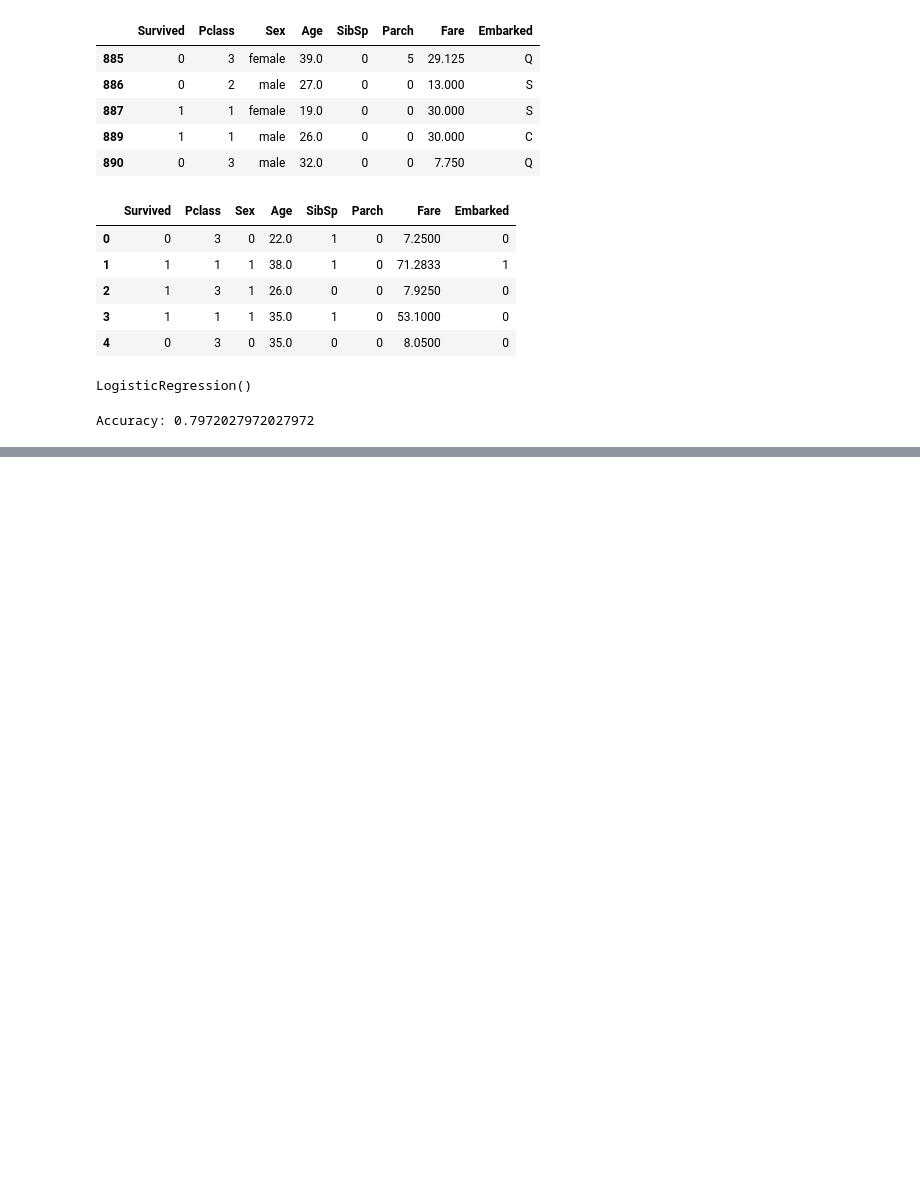
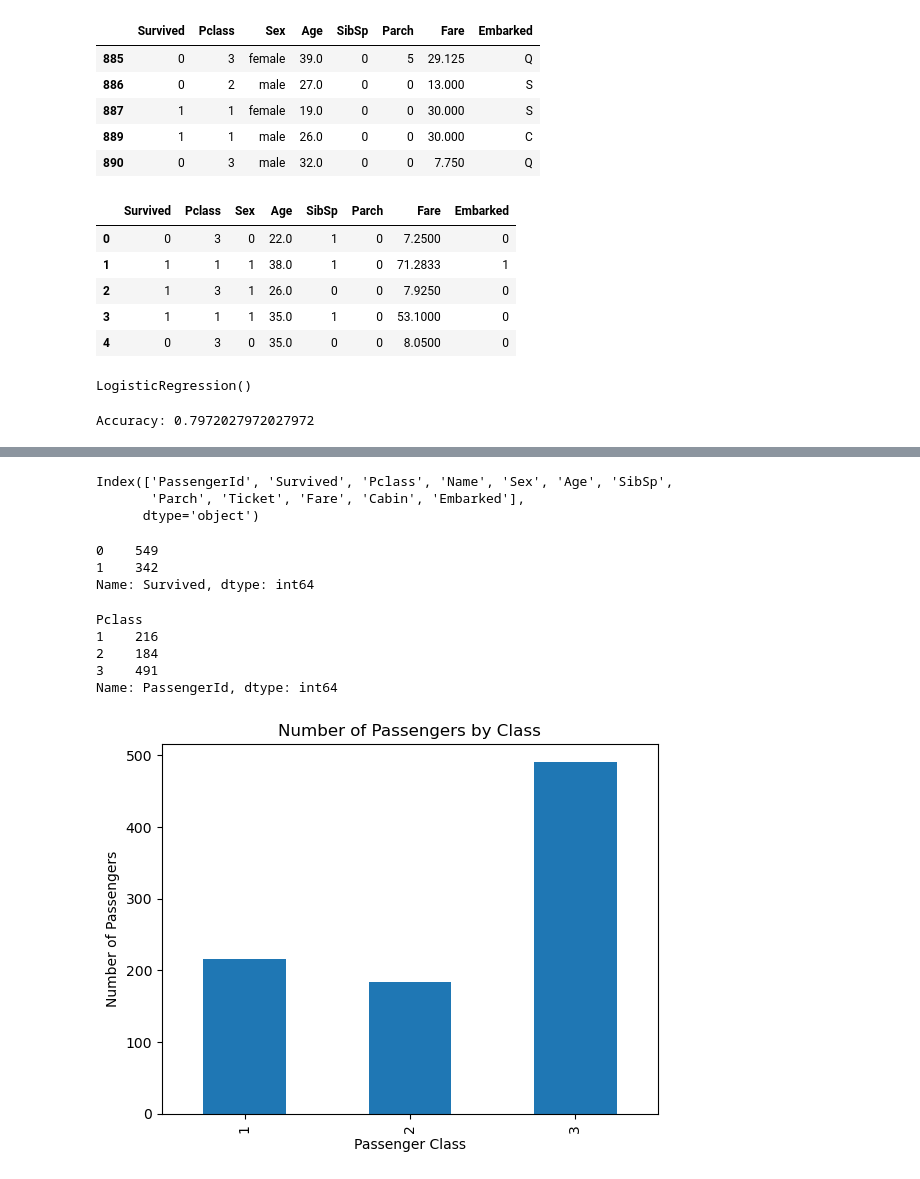
Before and after one commit to jul1998/Pandas-Python, a Jupyter notebook: titanic-data.ipynb, the cells around one changed output, grey strips where cells are left out. Cells and saved outputs as stored; diff of their text form; code cells hidden in the pictures; blank space fills up the shorter version.

```diff
--- a/titanic-data.ipynb
+++ b/titanic-data.ipynb
@@ -90,0 +202,3 @@ Accuracy: 0.7972027972027972
+# %%
+data["Embarked"].fillna("S", inplace=True)
+data.isnull().sum()
@@ -90,0 +219,2 @@ Accuracy: 0.7972027972027972
+# %%
+data["Age"].fillna(data["Age"].mean(), inplace=True)
@@ -90,0 +253,41 @@ Accuracy: 0.7972027972027972
+# %%
+# 11. What is Univariate Analysis?
+#How Many People Survived And How Many Died?
+#How Many Passengers Were In First Class, Second Class, and Third Class?
+#Number of Male And Female Passengers
+print(data.columns)
+# %% [output]
+Index(['PassengerId', 'Survived', 'Pclass', 'Name', 'Sex', 'Age', 'SibSp',
+       'Parch', 'Ticket', 'Fare', 'Cabin', 'Embarked'],
+      dtype='object')
+# %%
+ppl_survived = data["Survived"].value_counts()
+print(ppl_survived)
+# %% [output]
+0    549
+1    342
+Name: Survived, dtype: int64
+# %%
+data["Pclass"].value_counts()
+
+passenger_count = data.groupby("Pclass").count()["PassengerId"]
+print(passenger_count)
+# %% [output]
+Pclass
+1    216
+2    184
+3    491
+Name: PassengerId, dtype: int64
+# %%
+# Create a bar plot of the passenger counts by class
+passenger_count.plot(kind="bar")
+
+# Add axis labels and a title to the plot
+plt.xlabel('Passenger Class')
+plt.ylabel('Number of Passengers')
+plt.title('Number of Passengers by Class')
+
+# Display the plot
+plt.show()
+# %% [output]
+[figure, added]
```
Also changed, not shown: parts of 15 cells of this notebook.
